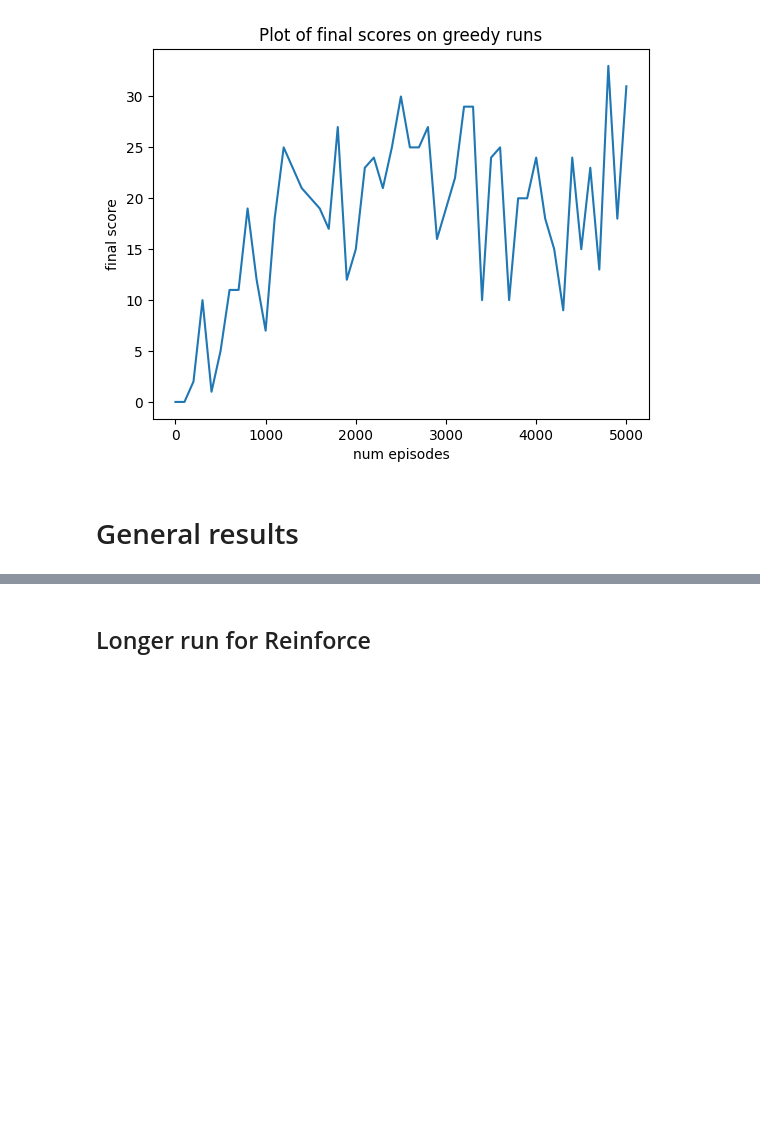
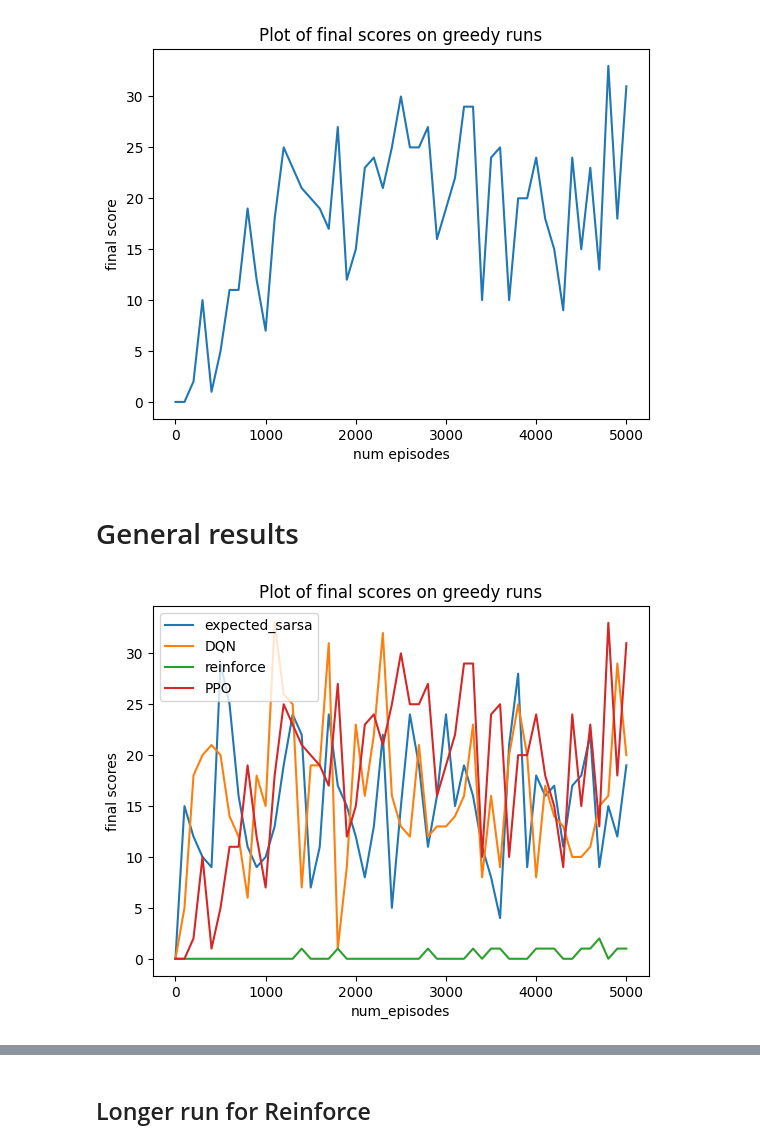
Before and after one commit to axeld5/rl_project, a Jupyter notebook: snake_game.ipynb, the cells around one changed output, grey strips where cells are left out. Saved outputs shown, nothing was run; the diff lists cells and outputs as text; code cells hidden in the pictures; blank space fills up the shorter version.

```diff
--- a/snake_game.ipynb
+++ b/snake_game.ipynb
@@ -193,6 +193,19 @@ Game initialized!
 [figure]
 # %% [markdown]
 # General results
+# %%
+fig = plt.figure()
+plt.plot(x_list, esarsa_score_list, label="expected_sarsa")
+plt.plot(x_list, dqn_score_list, label="DQN")
+plt.plot(x_list, reinf_score_list[0:51], label="reinforce")
+plt.plot(x_list, ppo_score_list, label="PPO")
+plt.xlabel("num_episodes")
+plt.ylabel("final scores")
+plt.legend()
+plt.title("Plot of final scores on greedy runs")
+plt.show()
+# %% [output]
+[figure, added]
 # %%
 import numpy as np
 
```
Also changed, not shown: parts of 4 cells of this notebook.
